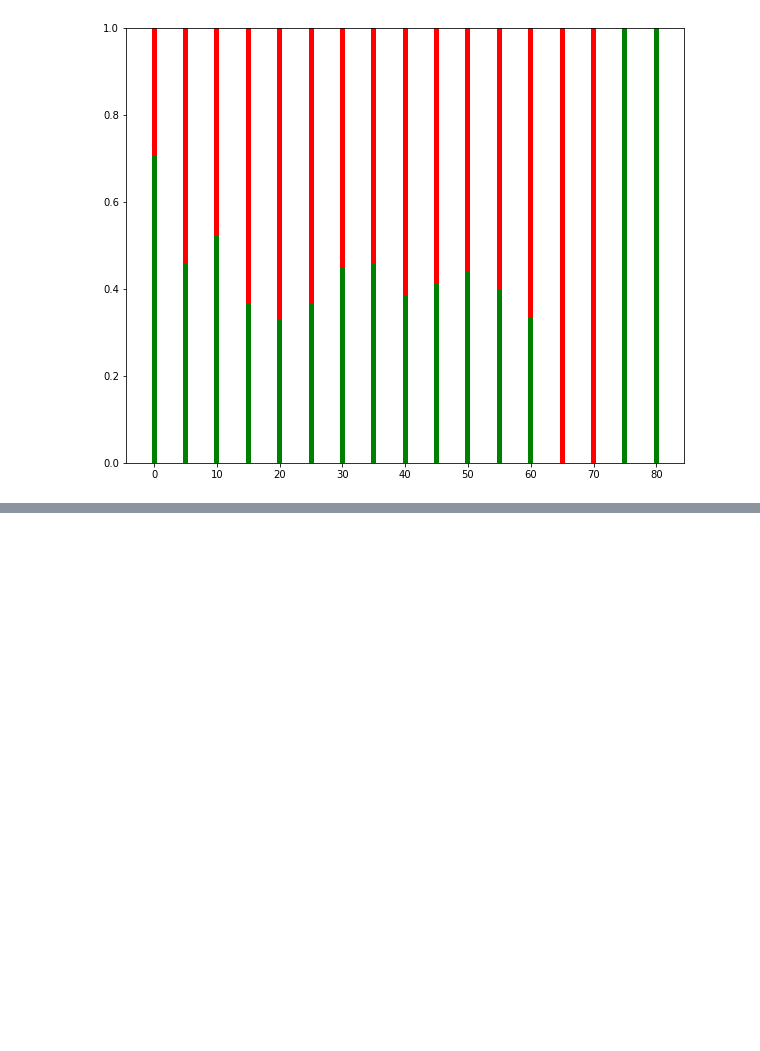
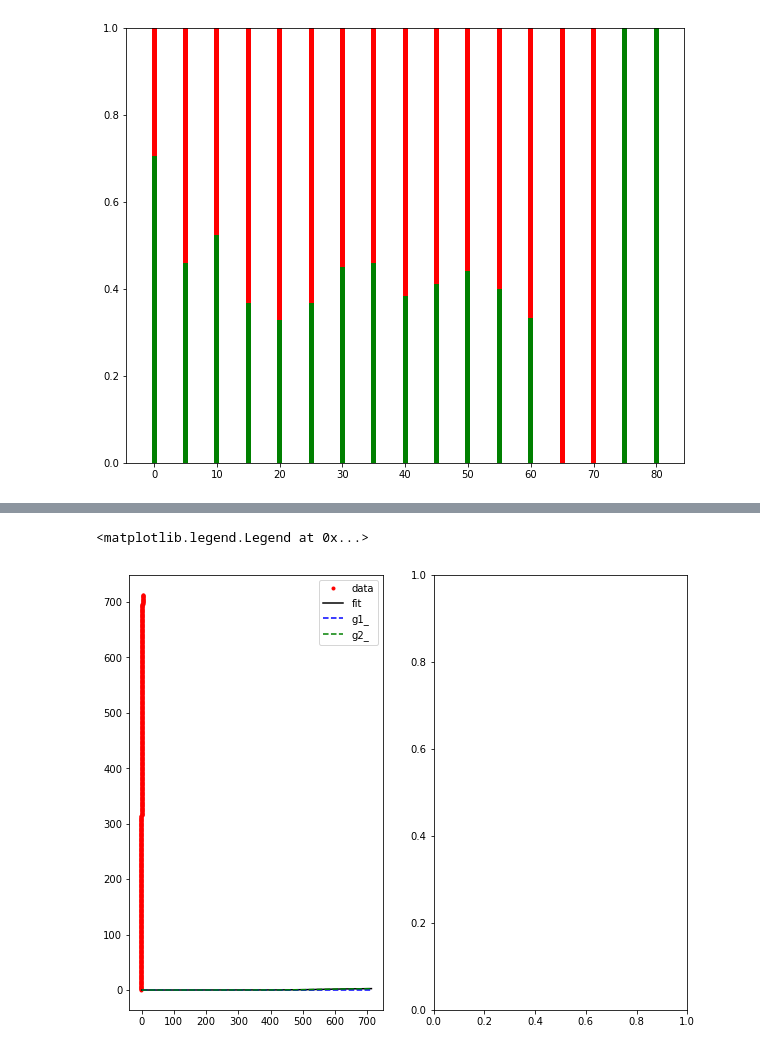
Before and after one commit to gshikhri/kaggle-titanic, a Jupyter notebook: kaggle-titanic.ipynb, the cells around one changed output, grey strips where cells are left out. Drawn from its saved outputs; the diff is of its cells as text; code cells hidden in the pictures; blank space fills up the shorter version.

Commit message:
Add CDF based double gaussian fit

```diff
--- a/kaggle-titanic.ipynb
+++ b/kaggle-titanic.ipynb
@@ -145,0 +128,37 @@ Text(0.5, 1.0, 'LDA of IRIS dataset')
+# %%
+y = np.arange(len(X_lda))
+x = sorted_X_lda
+
+#now performing a double gaussian fit on the LDA weights
+from scipy.special import erf
+from lmfit import Model
+
+# define the basic model.  I included an amplitude parameter
+def gaussian_cdf(x, amp, mu, sigma):
+    return (amp/2.0)*(1 + erf( (x-mu)/(sigma*np.sqrt(2))))
+
+# create a model that is the sum of two gaussian_cdfs
+# note that a prefix names each component and will be
+# applied to the parameter names for each model component
+model = Model(gaussian_cdf, prefix='g1_') + Model(gaussian_cdf, prefix='g2_')
+
+# make a parameters object -- a dict with parameter names
+# here you add the guess values to your model. Try to get a nice guess of mu
+# the other don't worry too much
+params = model.make_params(g1_amp=1, g1_mu=-1.5, g1_sigma=0.5,
+                           g2_amp=1, g2_mu=0.5, g2_sigma=1)
+
+# you can apply bounds to any parameter
+params['g1_sigma'].min = 0   # sigma must be > 0!
+params['g2_sigma'].min = 0   # sigma must be > 0!
+
+params['g1_amp'].min = 0
+params['g2_amp'].min = 0
+
+# run the fit
+result = model.fit(y, params, x=x)
+
+print(result.fit_report())
+
+# plot results, including individual components
+comps = result.eval_components(result.params, x=x)
@@ -145,0 +185,11 @@ Text(0.5, 1.0, 'LDA of IRIS dataset')
+# %%
+fig, ax = plt.subplots(nrows=1, ncols=2, figsize=(10, 8))
+
+ax[0].plot(y, x,'r.', label='data')
+ax[0].plot(x, result.best_fit, 'k-', label='fit')
+ax[0].plot(x, comps['g1_'], 'b--', label='g1_')
+ax[0].plot(x, comps['g2_'], 'g--', label='g2_')
+ax[0].legend(loc='best')
+# %% [output]
+<matplotlib.legend.Legend at 0x...>
+[figure, added]
```
Also changed, not shown: parts of 7 cells of this notebook.
